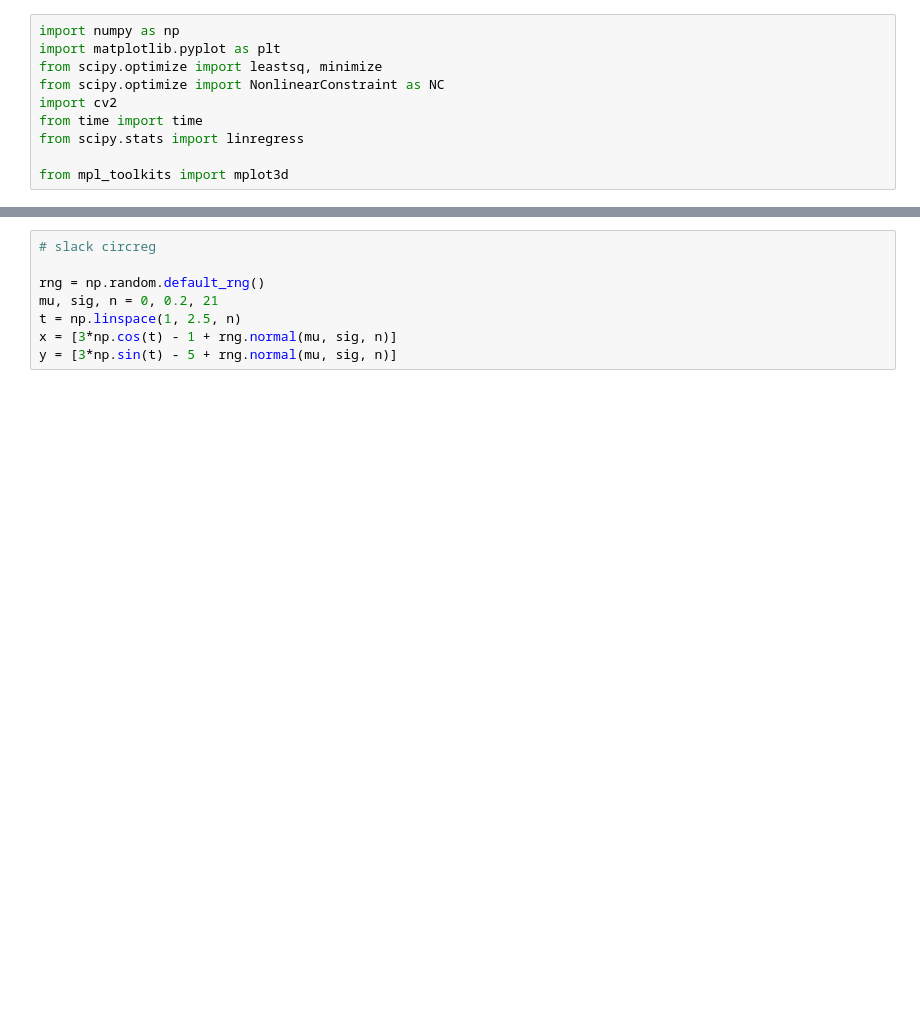
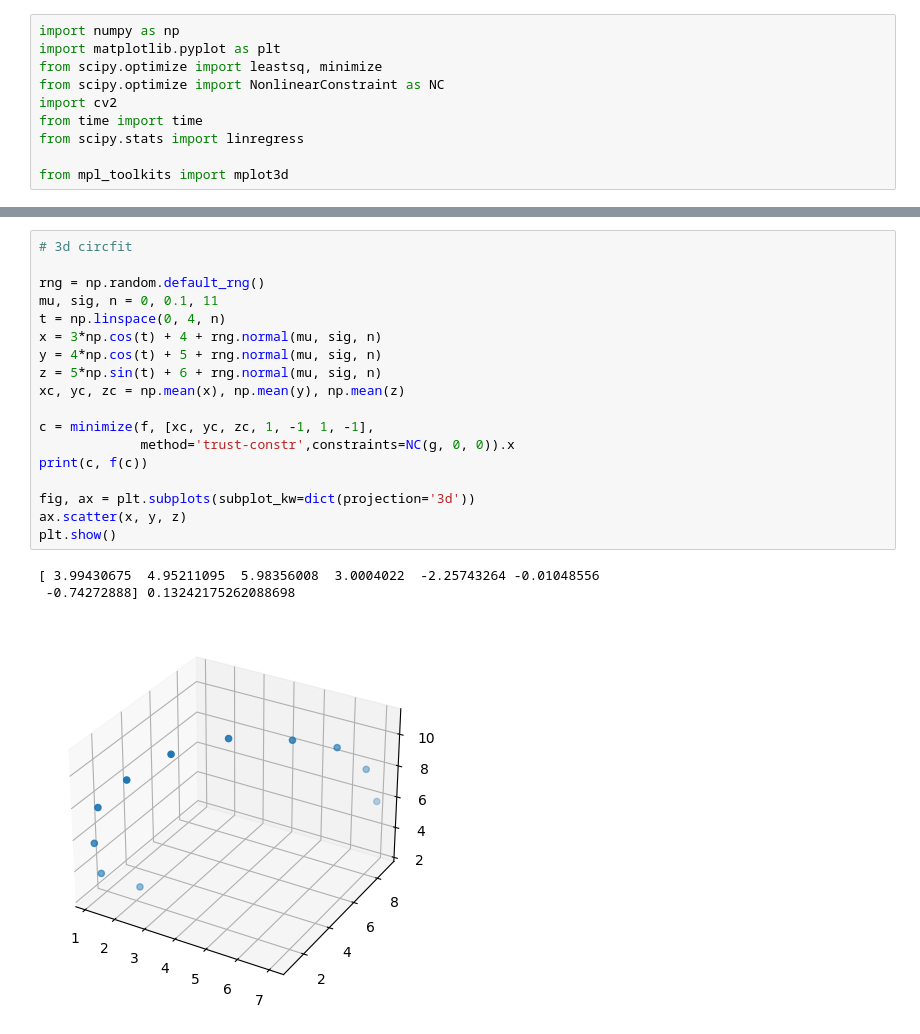
Before and after one commit to steventango/cmput-428-project, a Jupyter notebook: motion_extrapolation/circreg.ipynb, the cells around one changed output, grey strips where cells are left out. Cells and saved outputs as stored; diff of their text form; blank space fills up the shorter version.

```diff
--- a/motion_extrapolation/circreg.ipynb
+++ b/motion_extrapolation/circreg.ipynb
@@ -80,8 +225,22 @@ Time taken: 0.02698373794555664
 # %%
-# slack circreg
+# 3d circfit
 
 rng = np.random.default_rng()
-mu, sig, n = 0, 0.2, 21
-t = np.linspace(1, 2.5, n)
-x = [3*np.cos(t) - 1 + rng.normal(mu, sig, n)]
-y = [3*np.sin(t) - 5 + rng.normal(mu, sig, n)]
+mu, sig, n = 0, 0.1, 11
+t = np.linspace(0, 4, n)
+x = 3*np.cos(t) + 4 + rng.normal(mu, sig, n)
+y = 4*np.cos(t) + 5 + rng.normal(mu, sig, n)
+z = 5*np.sin(t) + 6 + rng.normal(mu, sig, n)
+xc, yc, zc = np.mean(x), np.mean(y), np.mean(z)
+
+c = minimize(f, [xc, yc, zc, 1, -1, 1, -1],
+             method='trust-constr',constraints=NC(g, 0, 0)).x
+print(c, f(c))
+
+fig, ax = plt.subplots(subplot_kw=dict(projection='3d'))
+ax.scatter(x, y, z)
+plt.show()
+# %% [output]
+[ 3.99430675  4.95211095  5.98356008  3.0004022  -2.25743264 -0.01048556
+ -0.74272888] 0.13242175262088698
+[figure, added]
```
Also changed, not shown: parts of 8 cells of this notebook, 1 other file.
